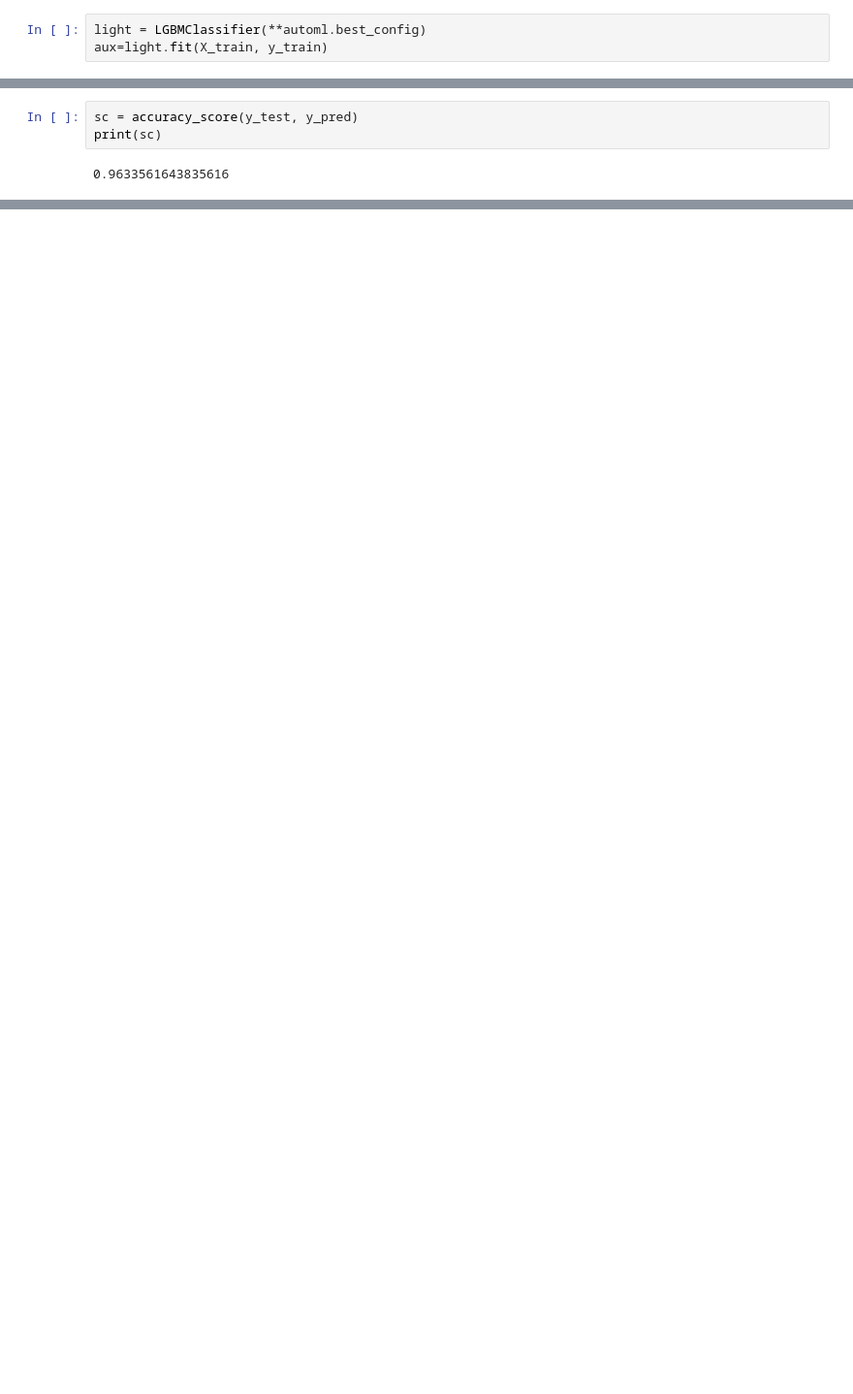
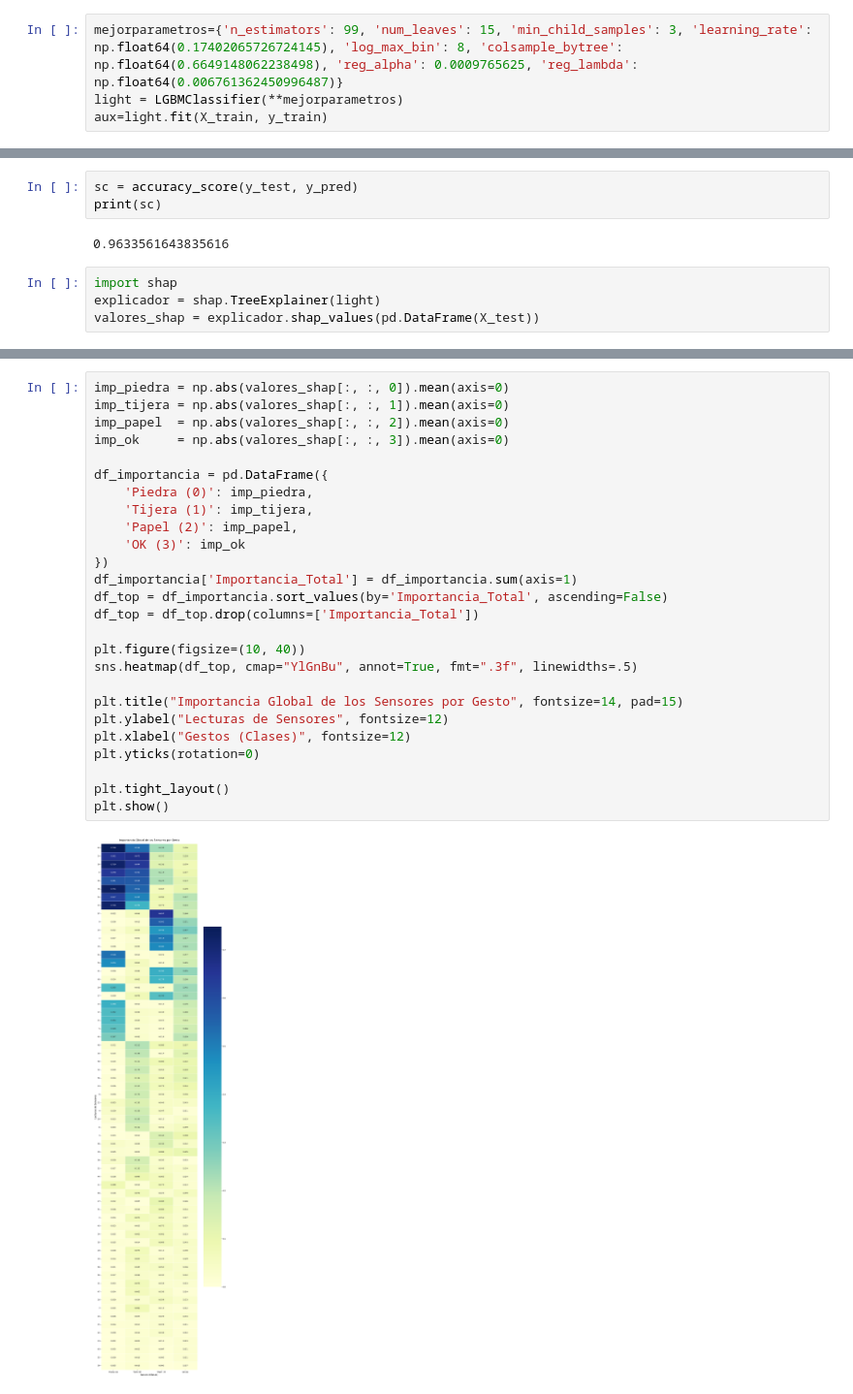
Before and after one commit to jfpm10-ua/Proyecto-AA-EMG_sensors, a Jupyter notebook: clasificadores.ipynb, the cells around one changed output, grey strips where cells are left out. Shown at 97% size. Cells and saved outputs as stored; diff of their text form; blank space fills up the shorter version.

```diff
--- a/clasificadores.ipynb
+++ b/clasificadores.ipynb
@@ -148,5 +148,6 @@ print(f"Mejores hiperparámetros: {automl.best_config}")
 Mejor algoritmo encontrado: lgbm
 Mejores hiperparámetros: {'n_estimators': 99, 'num_leaves': 15, 'min_child_samples': 3, 'learning_rate': np.float64(0.17402065726724145), 'log_max_bin': 8, 'colsample_bytree': np.float64(0.66491480622 ...
 # %%
-light = LGBMClassifier(**automl.best_config)
+mejorparametros={'n_estimators': 99, 'num_leaves': 15, 'min_child_samples': 3, 'learning_rate': np.float64(0.17402065726724145), 'log_max_bin': 8, 'colsample_bytree': np.float64(0.6649148062238498), 'reg_alpha': 0.0009765625, 'reg_lambda': np.float64(0.006761362450996487)}
+light = LGBMClassifier(**mejorparametros)
 aux=light.fit(X_train, y_train)
@@ -157,3 +171,7 @@ sc = accuracy_score(y_test, y_pred)
 print(sc)
 # %% [output]
 0.9633561643835616
+# %%
+import shap
+explicador = shap.TreeExplainer(light)
+valores_shap = explicador.shap_values(pd.DataFrame(X_test))
@@ -159,0 +180,28 @@ print(sc)
+# %%
+imp_piedra = np.abs(valores_shap[:, :, 0]).mean(axis=0)
+imp_tijera = np.abs(valores_shap[:, :, 1]).mean(axis=0)
+imp_papel  = np.abs(valores_shap[:, :, 2]).mean(axis=0)
+imp_ok     = np.abs(valores_shap[:, :, 3]).mean(axis=0)
+
+df_importancia = pd.DataFrame({
+    'Piedra (0)': imp_piedra,
+    'Tijera (1)': imp_tijera,
+    'Papel (2)': imp_papel,
+    'OK (3)': imp_ok
+})
+df_importancia['Importancia_Total'] = df_importancia.sum(axis=1)
+df_top = df_importancia.sort_values(by='Importancia_Total', ascending=False)
+df_top = df_top.drop(columns=['Importancia_Total'])
+
+plt.figure(figsize=(10, 40))
+sns.heatmap(df_top, cmap="YlGnBu", annot=True, fmt=".3f", linewidths=.5)
+
+plt.title("Importancia Global de los Sensores por Gesto", fontsize=14, pad=15)
+plt.ylabel("Lecturas de Sensores", fontsize=12)
+plt.xlabel("Gestos (Clases)", fontsize=12)
+plt.yticks(rotation=0)
+
+plt.tight_layout()
+plt.show()
+# %% [output]
+[figure, added]
```
Also changed, not shown: parts of 5 cells of this notebook, 2 other files.
